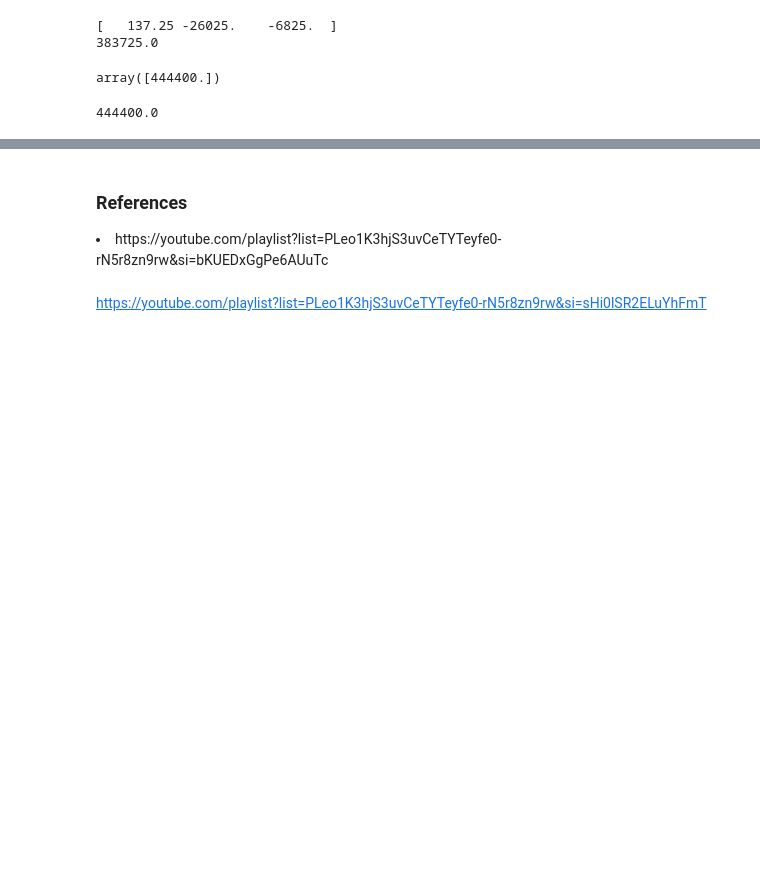
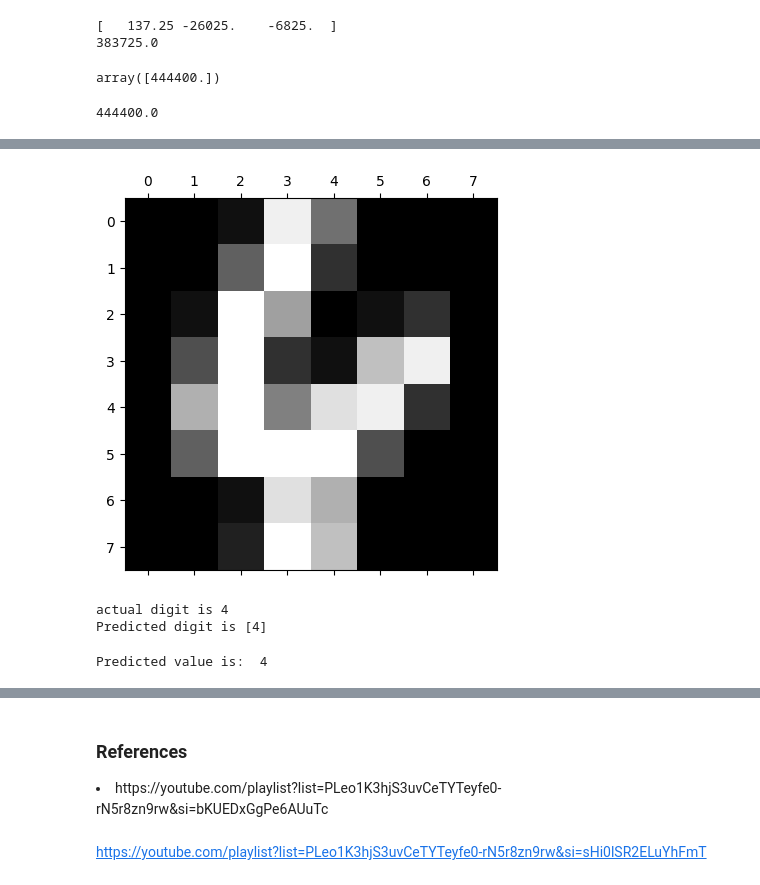
Before and after one commit to prajeeshr/MachineLearning, a Jupyter notebook: Machine Learning Basics/ML 101.ipynb, the cells around one changed output, grey strips where cells are left out. Cells and saved outputs as stored; diff of their text form; code cells hidden in the pictures; blank space fills up the shorter version.

```diff
--- a/Machine Learning Basics/ML 101.ipynb
+++ b/Machine Learning Basics/ML 101.ipynb
@@ -140,0 +242,2 @@ array([444400.])
+# %%
+xtrain, xtest, ytrain, ytest = train_test_split(digits.data, digits.target, test_size=0.20, random_state=7)
@@ -140,0 +256,23 @@ array([444400.])
+# %%
+### Prediction
+
+index = np.random.randint(1789)
+plt.matshow(digits.images[index])
+plt.show()
+print("actual digit is", digits.target[index])
+print("Predicted digit is", model.predict([digits.data[index]]))
+# %% [output]
+[figure, added]
+actual digit is 4
+Predicted digit is [4]
+# %%
+# Manual prediction
+
+predict = []
+for i in range(model.coef_.shape[0]):
+    z = sum(m[i] * digits.data[index]) + b[i]
+    y_hat = 1/(1 + e ** (-z) )
+    predict.append(y_hat)
+print("Predicted value is: ", np.argmax(predict))
+# %% [output]
+Predicted value is:  4
```
Also changed, not shown: parts of 46 cells of this notebook.
